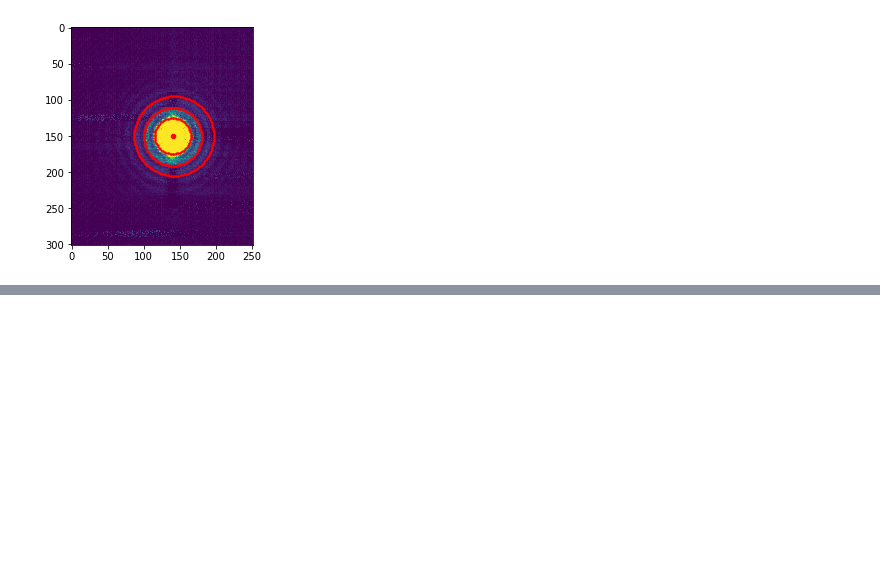
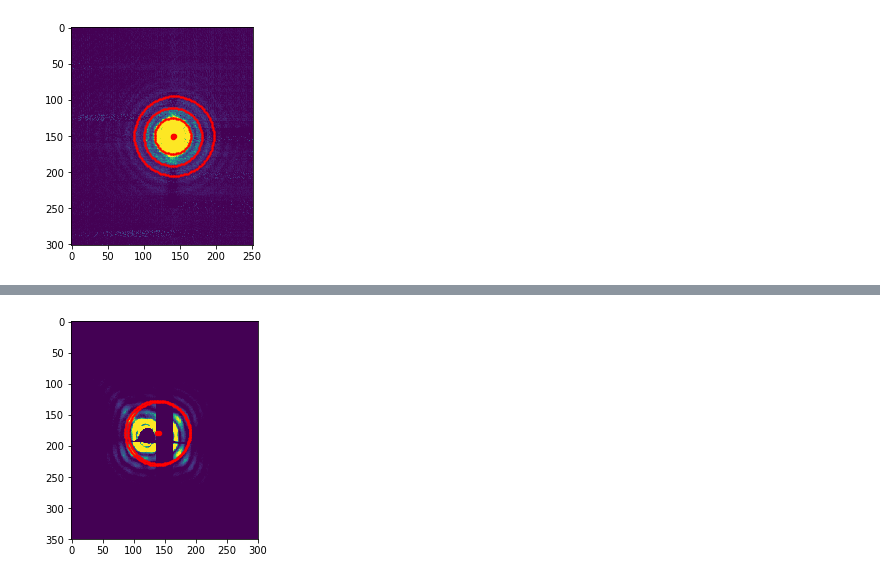
Before and after one commit to madelinegullen/find_center_rings, a Jupyter notebook: example_find_center_rings.ipynb, the cells around one changed output, grey strips where cells are left out. Saved outputs shown, nothing was run; the diff lists cells and outputs as text; code cells hidden in the pictures; blank space fills up the shorter version.

```diff
--- a/example_find_center_rings.ipynb
+++ b/example_find_center_rings.ipynb
@@ -6,7 +6,7 @@ import matplotlib.pyplot as plt
 from skimage.transform import hough_circle, hough_circle_peaks
 from skimage import feature, color, draw, transform
 # %%
-def find_center_rings_hough(image, num_rings, rad_range, intensity_thresh, sigma, v_range = None):
+def find_center_rings_hough(image, num_rings, rad_range, intensity_thresh, sigma, v_range = None, mute_graph = False):
     """
     Take angled cut or multiple incremented cuts of a image data.
 
@@ -27,8 +27,6 @@ def find_center_rings_hough(image, num_rings, rad_range, intensity_thresh, sigma
 
     Returns
     -------
-    center_pt : array
-        Average center of the candidate circles
     center :list
         Center coordinates of candidate circles as (x,y) tuples
     radii: array
@@ -49,21 +47,23 @@ def find_center_rings_hough(image, num_rings, rad_range, intensity_thresh, sigma
                                                total_num_peaks=num_rings)
 
     # Draw them
-    fig, ax = plt.subplots(ncols=1, nrows=1, figsize=(10, 4))
+    if mute_graph == False:
+        fig, ax = plt.subplots(ncols=1, nrows=1, figsize=(10, 4))
     Z = color.gray2rgb(image)
 
     centers =[]
     for center_y, center_x, radius in zip(cy, cx, radii):
         centers.append((center_x, center_y))
-        circy, circx = draw.circle_perimeter(center_y, center_x, radius,
+        if mute_graph == False:
+            circy, circx = draw.circle_perimeter(center_y, center_x, radius,
                                         shape=Z.shape)
-        ax.scatter(x = circx,y =circy, s = 1, c = 'red')
-    center_pt = [np.average(cx), np.average(cy)]
+            ax.scatter(center_x, center_y, s =20, c = 'red')
+            ax.scatter(x = circx,y =circy, s = 1, c = 'red')
 
-    ax.scatter(center_pt[0], center_pt[1], s =20, c = 'red')
-    if v_range != None:
-        ax.imshow(image, cmap="viridis", vmin = v_range[0], vmax = v_range[1])
-    else:
-        ax.imshow(image, cmap="viridis")
+    if mute_graph == False:
+        if v_range != None:
+            ax.imshow(image, cmap="viridis", vmin = v_range[0], vmax = v_range[1])
+        else:
+            ax.imshow(image, cmap="viridis")
     plt.show()
-    return center_pt, centers, radii
+    return centers, radii
@@ -82,0 +94,4 @@ avg_center, centers, rad = find_center_rings_hough(Z, num_rings = 3, rad_range =
+# %%
+centers, rad = find_center_rings_hough(image = I, num_rings = 2, rad_range = [50, 100, 2], intensity_thresh = [4000, 8000], sigma = .01, v_range = [500, 8000], mute_graph = False)
+# %% [output]
+[figure, added]
```
Also changed, not shown: parts of 6 cells of this notebook.
